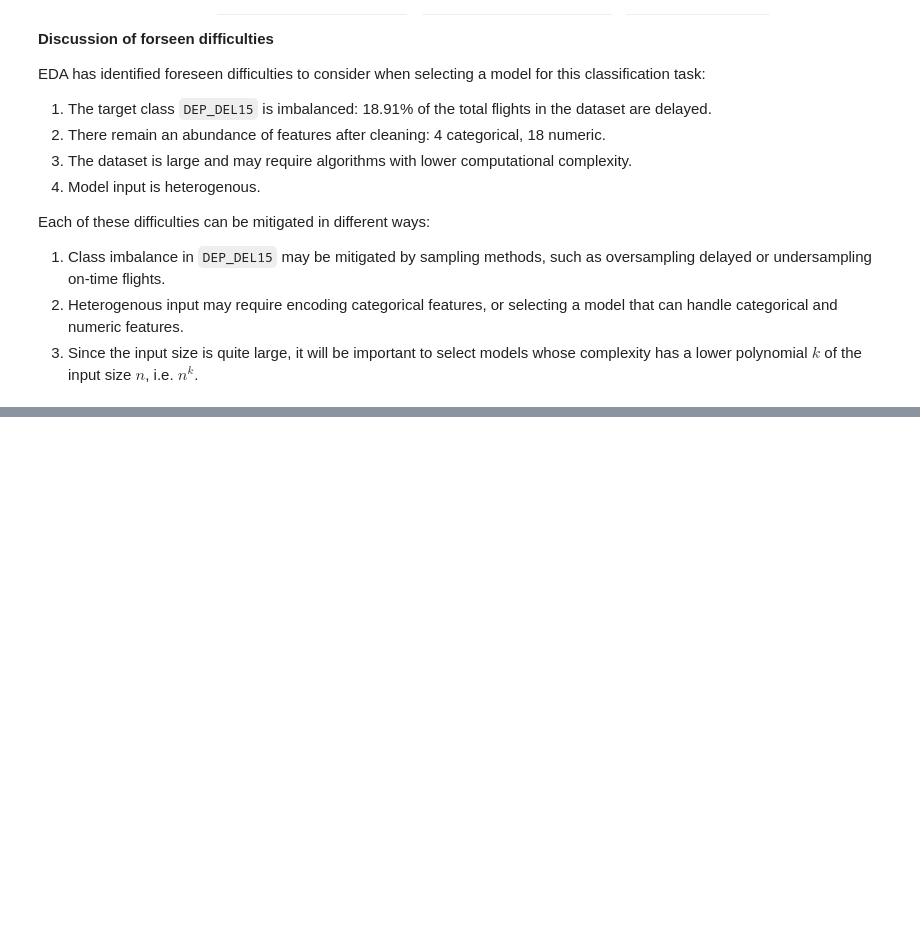
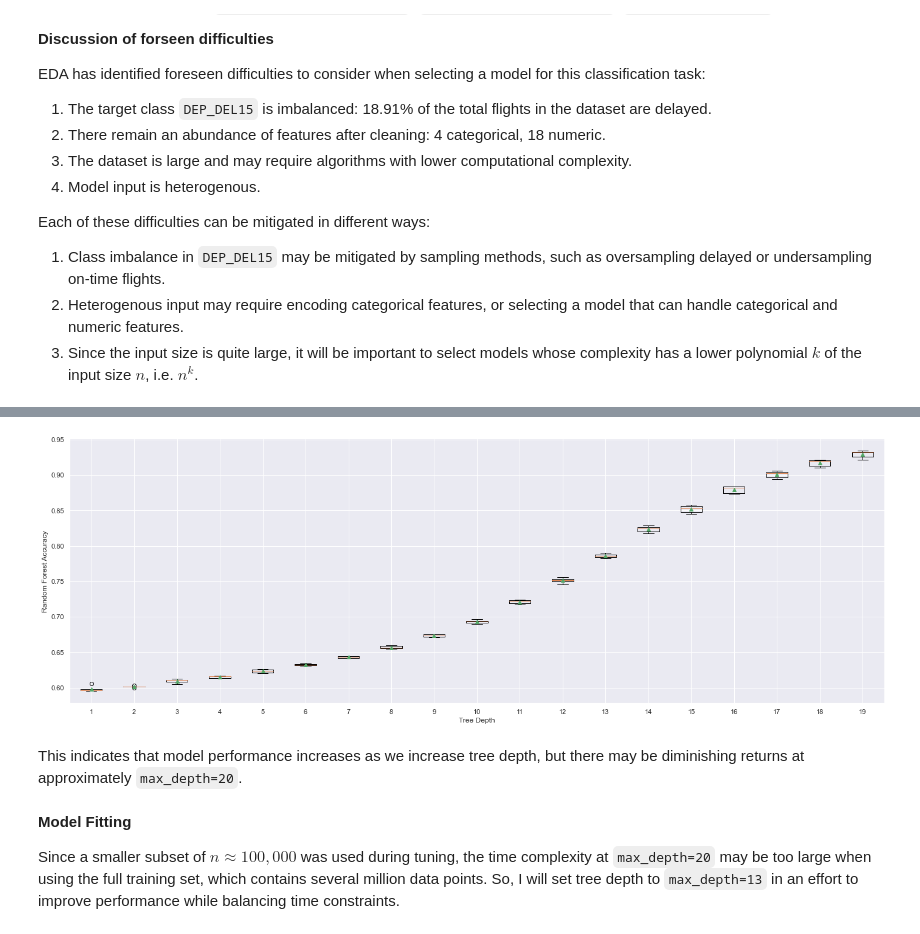
Before and after one commit to t-cochran/CSPB-3022-Data-Science-Project, a Jupyter notebook: project notebook/3022_classification_notebook.ipynb, the cells around one changed output, grey strips where cells are left out. Drawn from its saved outputs; the diff is of its cells as text; code cells hidden in the pictures; blank space fills up the shorter version.

```diff
--- a/project notebook/3022_classification_notebook.ipynb
+++ b/project notebook/3022_classification_notebook.ipynb
@@ -466,0 +631,20 @@ In the case of the logistic model, I will attempt to balance `DEP_DEL15` by usin
+# %%
+# Instantiate the label encoder and fit it to the categorical data
+le = LabelEncoder()
+le.fit(df[CATEGORICAL].stack().unique());
+
+# Encode categorical features and then print the first 5 unique encoded airports
+encoded_df = feature_encode(encoder=le, df=df, targets=CATEGORICAL, encode=True)
+
+# Select our dependent and independent variables
+Y = encoded_df['DEP_DEL15']
+X = encoded_df.loc[:, encoded_df.columns != 'DEP_DEL15']
+
+# Split the dataset into training and test sets
+forest_X_train, forest_X_test, forest_Y_train, forest_Y_test = train_test_split(X, Y, train_size=0.75, random_state=42)
+
+# Initialize random over sampler from the imbalanced-learn library
+ros = RandomOverSampler(sampling_strategy='minority')
+
+# Balance by oversampling the minority class in the training sets
+ros_X_train, ros_Y_train = ros.fit_resample(forest_X_train, forest_Y_train)
@@ -466,0 +667,30 @@ In the case of the logistic model, I will attempt to balance `DEP_DEL15` by usin
+# %%
+# Split and balance training and test sets for hyperparameter optimization of size n = 100,000
+Xh_train, Xh_test, Yh_train, Yh_test = train_test_split(X, Y, train_size=0.01, random_state=42)
+ros_Xh_train, ros_Yh_train = ros.fit_resample(Xh_train, Yh_train)
+
+# Create random forest models using k=1 to k=10 tree depth
+k_features, model_score = [], []
+for i in range(1, 20):
+    # Generate a random forest classifier with depth set to i
+    randomForest = RandomForestClassifier(max_depth=i)
+
+    # Compute 5-fold cross validation score
+    score = cross_val_score(randomForest, ros_Xh_train, ros_Yh_train, scoring='accuracy', cv=5)
+
+    # Record the model score and k features
+    model_score.append(score)
+    k_features.append(i)
+
+# Plot the results
+plt.boxplot(model_score, labels=k_features, showmeans=True)
+plt.xlabel("Tree Depth")
+plt.ylabel("Random Forest Accuracy");
+# %% [output]
+[figure, added]
+# %% [markdown]
+This indicates that model performance increases as we increase tree depth, but there may be diminishing returns at approximately `max_depth=20`.
+# %% [markdown]
+__Model Fitting__
+
+Since a smaller subset of $n\approx100,000$ was used during tuning, the time complexity at `max_depth=20` may be too large when using the full training set, which contains several million data points. So, I will set tree depth to `max_depth=13` in an effort to improve performance while balancing time constraints.
```
Also changed, not shown: parts of 36 cells of this notebook.
